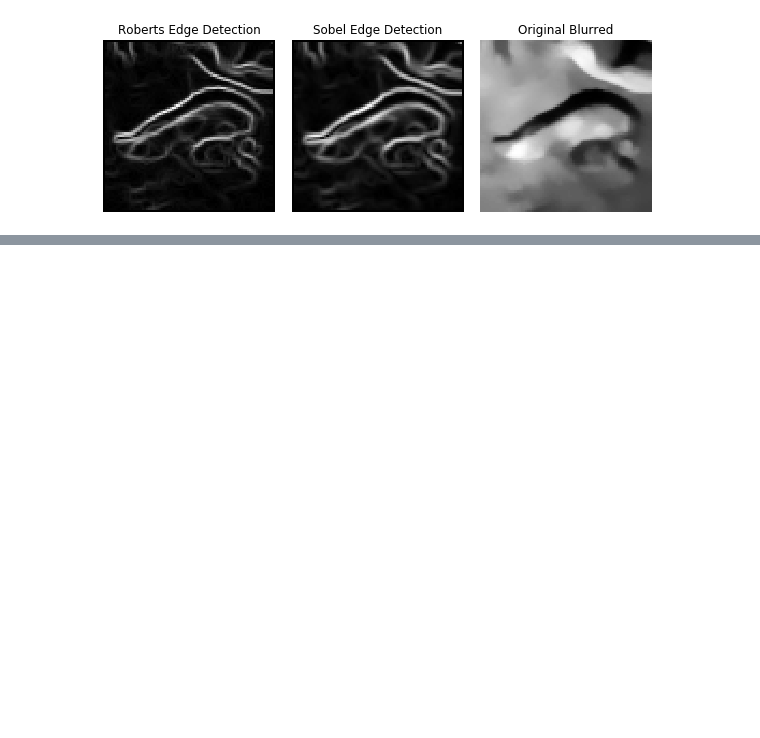
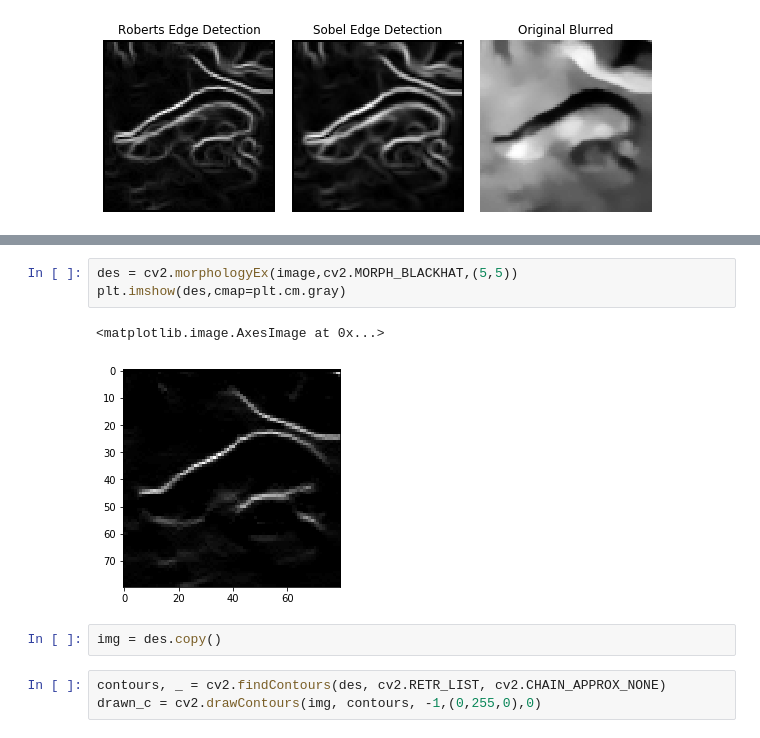
Before and after one commit to chris-seals/sea_lion_counting, a Jupyter notebook: exploratory/alternative smoothing tests.ipynb, the cells around one changed output, grey strips where cells are left out. Drawn from its saved outputs; the diff is of its cells as text; blank space fills up the shorter version.

```diff
--- a/exploratory/alternative smoothing tests.ipynb
+++ b/exploratory/alternative smoothing tests.ipynb
@@ -51,0 +57,11 @@ plt.show()
+# %%
+des = cv2.morphologyEx(image,cv2.MORPH_BLACKHAT,(5,5))
+plt.imshow(des,cmap=plt.cm.gray)
+# %% [output]
+<matplotlib.image.AxesImage at 0x...>
+[figure, added]
+# %%
+img = des.copy()
+# %%
+contours, _ = cv2.findContours(des, cv2.RETR_LIST, cv2.CHAIN_APPROX_NONE)
+drawn_c = cv2.drawContours(img, contours, -1,(0,255,0),0)
```
Also changed, not shown: parts of 2 cells of this notebook, 1 other file.
